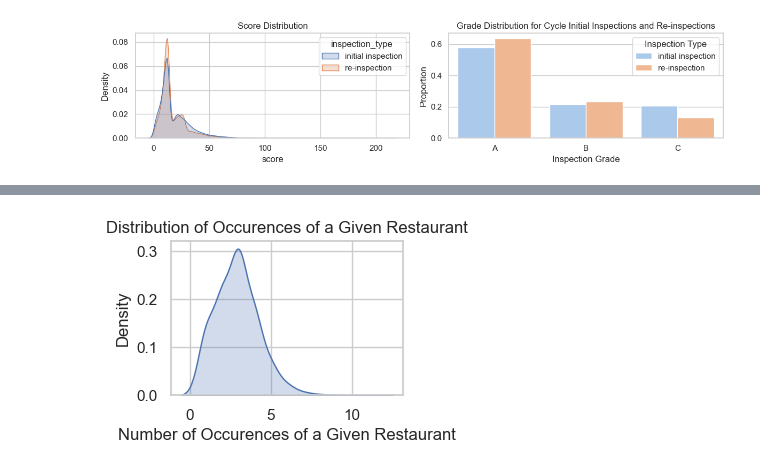
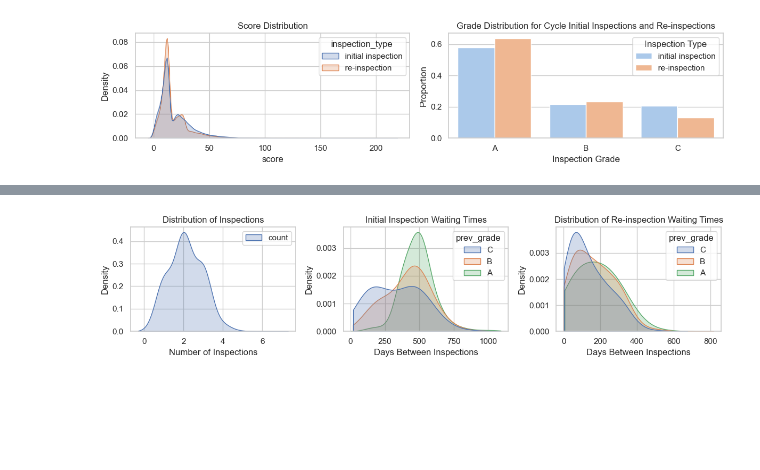
Before and after one commit to zackmcnulty/self_balancing_sampler, a Jupyter notebook: health_inspections.ipynb, the cells around one changed output, grey strips where cells are left out. Drawn from its saved outputs; the diff is of its cells as text; code cells hidden in the pictures; blank space fills up the shorter version.

Commit message:
added visualizations for wait times between inspections

```diff
--- a/health_inspections.ipynb
+++ b/health_inspections.ipynb
@@ -135,6 +161,9 @@ df_filtered['date'] = pd.to_datetime(df_filtered['date'])
 # Drop duplicate (id, date) pairs
 df_filtered = df_filtered.drop_duplicates(subset=["id", "date"])
 
+# Sort rows by date
+df_filtered.sort_values(by='date', ascending=True, inplace=True)
+
 display(df_filtered.head())
 print("Initial shape: ", df.shape)
 print('Shape after filtering: ', df_filtered.shape)
@@ -209,10 +256,85 @@ It seems like a typical restaurant appears around 3 times in the dataset, so we
 # %%
-rest_df = df_filtered.groupby('id').size()
+fig, axes = plt.subplots(1, 3, figsize=(12, 3))
 
-plt.figure(figsize=(3,2))
-sns.kdeplot(rest_df, fill=True, bw_adjust=3)
-plt.title("Distribution of Occurences of a Given Restaurant")
-plt.xlabel("Number of Occurences of a Given Restaurant")
+# Distribution of inspections
+rest_df = pd.DataFrame(df_filtered.query('inspection_type == "initial inspection" and inspection_program == "cycle"').groupby('id').size(), columns=['count'])
 
-print(f"mean: {rest_df.mean():.2f}, std_dev: {rest_df.std():.2f}")
+ax = axes[0]
+sns.kdeplot(rest_df, fill=True, bw_adjust=4, ax=ax)
+ax.set_title("Distribution of Inspections")
+ax.set_xlabel("Number of Inspections")
+
+inspection_counts_summary = pd.DataFrame(rest_df).describe()
+
+# Waiting times between inspections
+grade_to_num = {"A": 0, "B": 1, "C": 2}
+num_to_grade = {0: "A", 1: "B", 2: "C"}
+
+wait_df = df_filtered.query('inspection_program == "cycle"').copy()
+wait_df.sort_values(by='date', ascending=True, inplace=True)
+
+wait_df["wait"] = wait_df.groupby("id")["date"].diff().dt.days
+wait_df["prev_grade"] = wait_df.groupby("id")["grade"].shift(1)
+wait_df["prev_type"] = wait_df.groupby("id")["inspection_type"].shift(1)
+wait_df["prevprev_grade"] = wait_df.groupby("id")["grade"].shift(2)
+
+# Convert grades to numeric severity: A < B < C
+wait_df["prev_grade_num"] = wait_df["prev_grade"].map(grade_to_num)
+wait_df["prevprev_grade_num"] = wait_df["prevprev_grade"].map(grade_to_num)
+
+# Calculate worse grade between initial inspection and re-inspection.
+# If the previous inspection was a re-inspection, compare that grade
+# to the grade immediately before it.
+wait_df["prev_grade_num_adjusted"] = np.where(
+    wait_df["prev_type"].eq("re-inspection"),
+    wait_df[["prev_grade_num", "prevprev_grade_num"]].max(axis=1),
+    wait_df["prev_grade_num"]
+)
+
+# Map back to letter grade
+wait_df["prev_grade"] = wait_df["prev_grade_num_adjusted"].map(num_to_grade)
+
+# Restrict to only initial inspections
+wait_df.dropna(subset=['wait', 'grade'], inplace=True)
+#wait_df = wait_df.query('inspection_type == "initial inspection"')
+
+ax = axes[1]
+sns.kdeplot(wait_df.query('inspection_type == "initial inspection"'),
+            x='wait',
+            fill=True,
+            bw_adjust=3,
+            common_norm=False,
+            hue='prev_grade',
+            cut=0,
+            clip=(0, None),
+            ax=ax)
+
+ax.set_title("Initial Inspection Waiting Times")
+ax.set_xlabel("Days Between Inspections")
+
+ax = axes[2]
+sns.kdeplot(wait_df.query('inspection_type == "re-inspection"'),
+            x='wait',
+            fill=True,
+            bw_adjust=3,
+            common_norm=False,
+            cut=0,
+            clip=(0, None),
+            hue='prev_grade',
+            ax=ax)
+
+ax.set_title("Distribution of Re-inspection Waiting Times")
+ax.set_xlabel("Days Between Inspections")
+
+plt.tight_layout()
+
+wait_summary = wait_df.groupby(['inspection_type', 'prev_grade'])['wait'].describe()
+
+side_by_side_tables(
+    [inspection_counts_summary, wait_summary],
+    [
+        "Inspections per restaurant",
+        "Inter-inspection time by previous grade"
+    ]
+)
 # %% [output]
@@ -220 +360 @@ mean: 2.90, std_dev: 1.32
-[figure, old version]
+[figure, new version]
```
Also changed, not shown: parts of 8 cells of this notebook.
